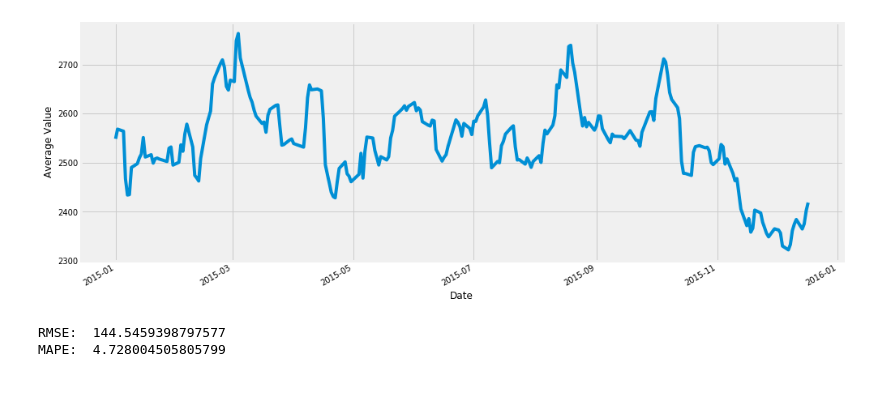
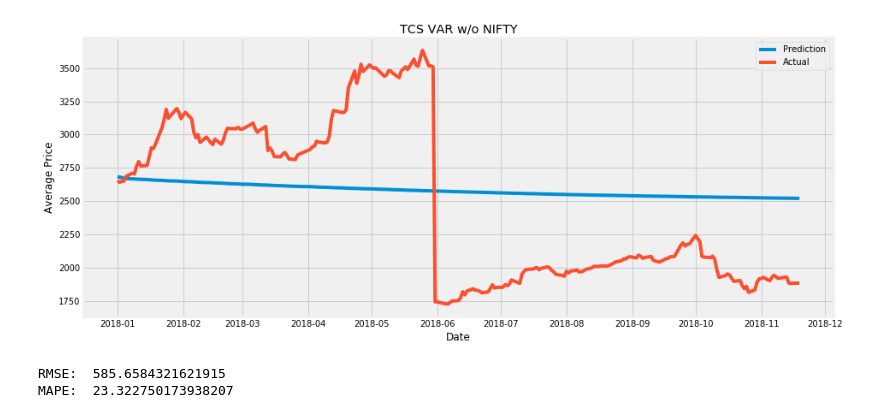
Before and after one commit to ReetBarik/Machine-Learning-Project, a Jupyter notebook: ipython notebooks/Multivariate-VAR.ipynb, the cells around one changed output. Saved outputs shown, nothing was run; the diff lists cells and outputs as text; code cells hidden in the pictures; blank space fills up the shorter version.

```diff
--- a/ipython notebooks/Multivariate-VAR.ipynb
+++ b/ipython notebooks/Multivariate-VAR.ipynb
@@ -70,27 +58,0 @@ MAPE:  4.956234120203115
-# %%
-def parser(x):
-    return datetime.strptime(x, '%d-%b-%Y')
-
-
-TCS_data = pd.read_csv('../ml-project-data/TCS/01-01-2014-TO-31-12-2014TCSEQN.csv', header=0,
-                                                              parse_dates=['Date'], index_col=2, date_parser=parser)
-
-TCS_data = TCS_data.drop(['Symbol', 'Series', 'Prev Close', 'Open Price', 'High Price', 'Low Price','Last Price', 'Close Price'], axis=1)
-
-y_lag = pd.DataFrame()
-for i in range(5,0,-1):
-    y_lag['t-'+str(i)] = TCS_data['Average Price'].shift(i)
-y_lag['t'] = TCS_data['Average Price'].values
-y = y_lag
-
-TCS_data = pd.concat([TCS_data,y], axis = 1)
-TCS_data = TCS_data.drop(['t'], axis = 1)
-
-TCS_data = TCS_data.iloc[5:]
-# %%
-def parser(x):
-    return datetime.strptime(x, '%d-%b-%Y')
-
-
-TCS_data_test = pd.read_csv('../ml-project-data/TCS/01-01-2015-TO-31-12-2015TCSEQN.csv', header=0,
-                                                              parse_dates=['Date'], index_col=2, date_parser=parser)
@@ -107,2 +58,0 @@ model_TCS = model_TCS.fit()
-# %%
-prediction_TCS = model_TCS.forecast(model_TCS.y, steps=int(len(TCS_data)))
@@ -140,13 +58,0 @@ plt.show()
-# %%
-TCS_data_test['Average Price'][:len(prediction_TCS)].plot(figsize=(15, 6))
-plt.ylabel('Average Value')
-plt.show()
-# %% [output]
-[figure, removed]
-# %%
-print('RMSE: ', np.sqrt(mean_squared_error(prediction_TCS_exog[:,0], TCS_data_test['Average Price'][:len(prediction_TCS_exog[:,0])])))
-
-print('MAPE: ', np.mean(np.abs((TCS_data_test['Average Price'][:len(prediction_TCS_exog[:,2])] - prediction_TCS_exog[:,0]) / TCS_data_test['Average Price'][:len(prediction_TCS_exog[:,0])])) * 100)
-# %% [output]
-RMSE:  144.5459398797577
-MAPE:  4.728004505805799
@@ -152,0 +148,6 @@ MAPE:  4.728004505805799
+# %%
+company_without_nifty(1) #TCS
+# %% [output]
+[figure, added]
+RMSE:  585.6584321621915
+MAPE:  23.322750173938207
```
Also changed, not shown: parts of 27 cells of this notebook, 1 other file.
